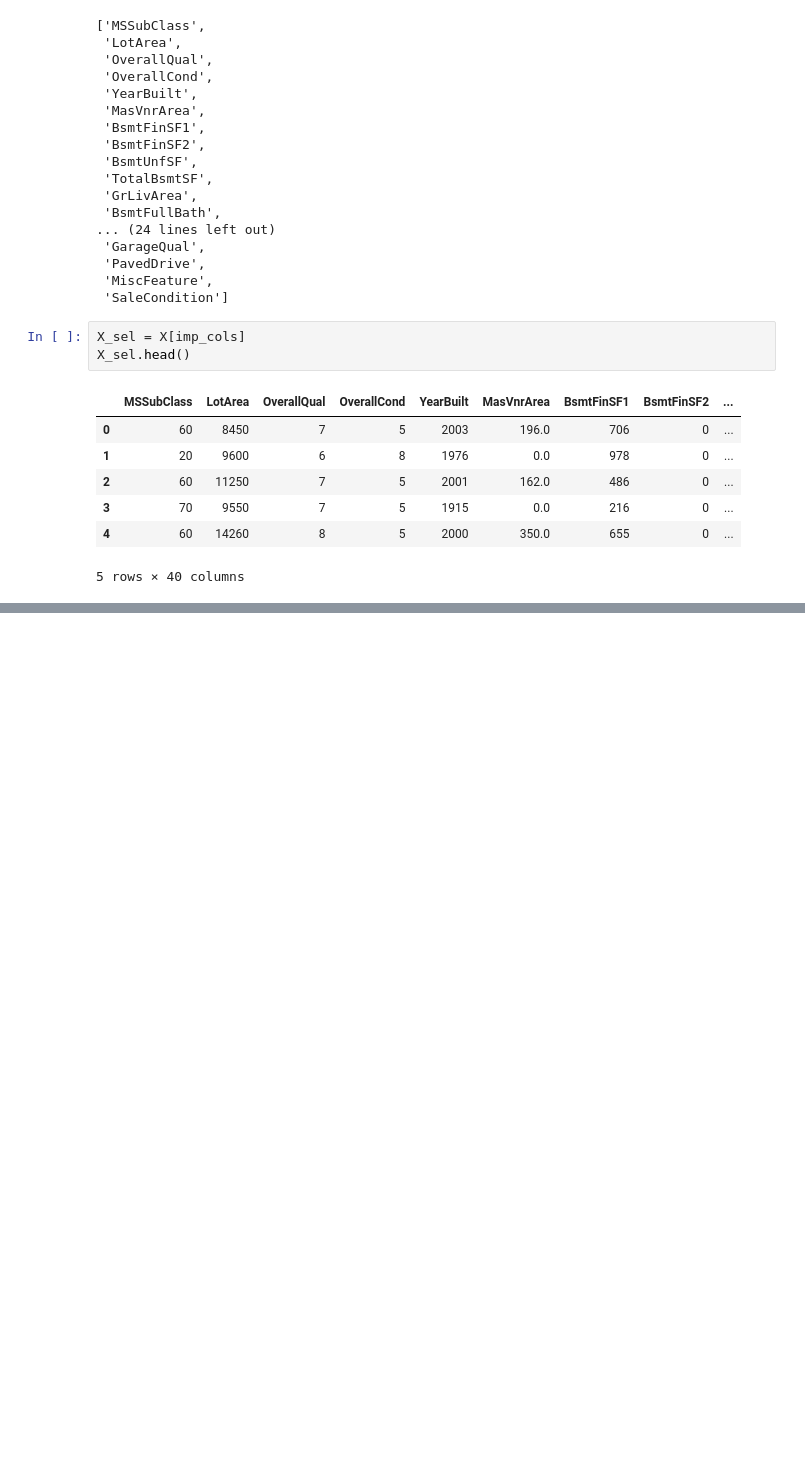
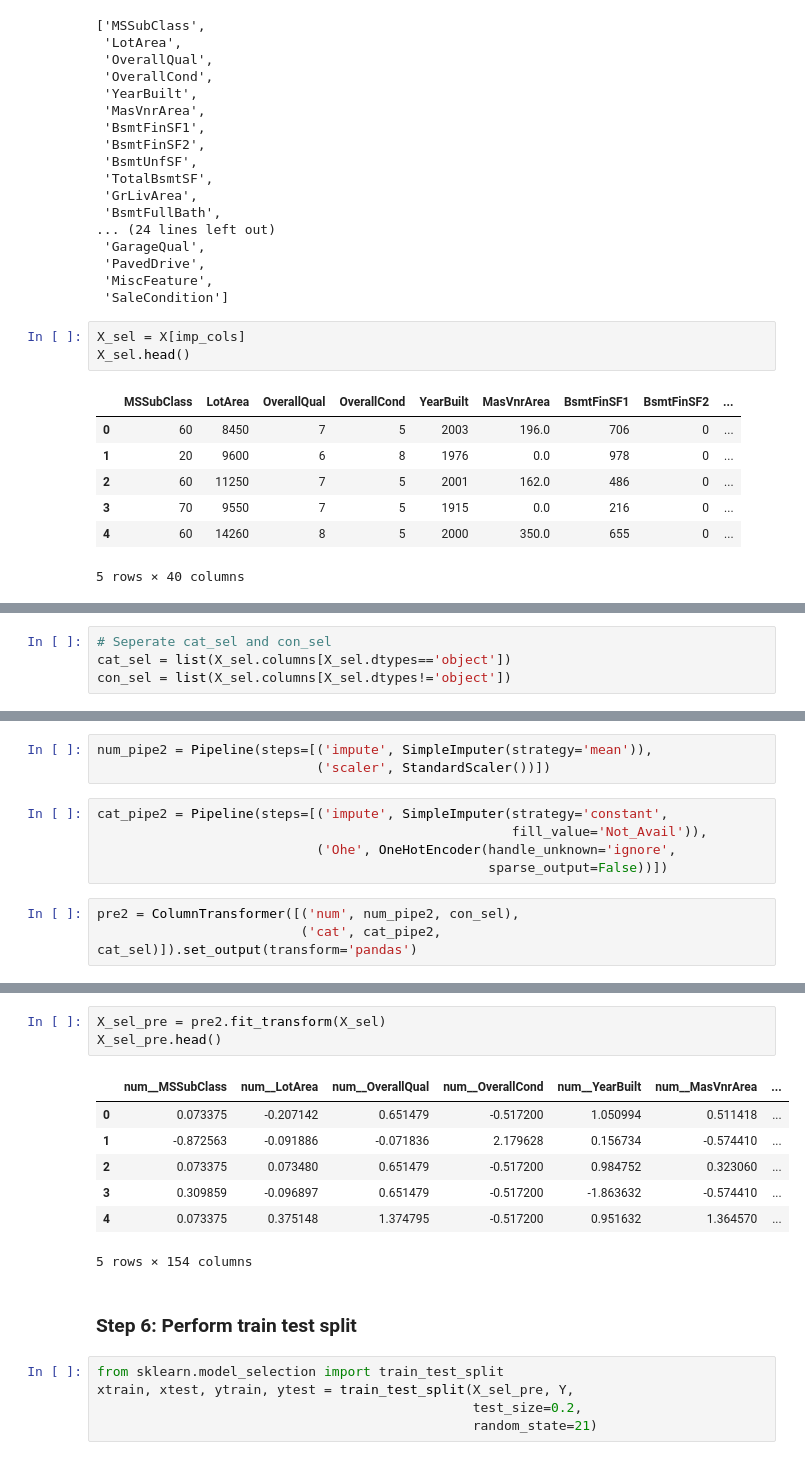
Before and after one commit to utkarshg1/ML_Wakad_6_8pm_30th_Apr, a Jupyter notebook: Regression Project/RegProject.ipynb, the cells around one changed output, grey strips where cells are left out. Saved outputs shown, nothing was run; the diff lists cells and outputs as text; blank space fills up the shorter version.

```diff
--- a/Regression Project/RegProject.ipynb
+++ b/Regression Project/RegProject.ipynb
@@ -262,0 +266,4 @@ X_sel.head()
+# %%
+# Seperate cat_sel and con_sel
+cat_sel = list(X_sel.columns[X_sel.dtypes=='object'])
+con_sel = list(X_sel.columns[X_sel.dtypes!='object'])
@@ -262,0 +272,11 @@ X_sel.head()
+# %%
+num_pipe2 = Pipeline(steps=[('impute', SimpleImputer(strategy='mean')),
+                            ('scaler', StandardScaler())])
+# %%
+cat_pipe2 = Pipeline(steps=[('impute', SimpleImputer(strategy='constant',
+                                                     fill_value='Not_Avail')),
+                            ('Ohe', OneHotEncoder(handle_unknown='ignore',
+                                                  sparse_output=False))])
+# %%
+pre2 = ColumnTransformer([('num', num_pipe2, con_sel),
+                          ('cat', cat_pipe2, cat_sel)]).set_output(transform='pandas')
@@ -262,0 +306,18 @@ X_sel.head()
+# %%
+X_sel_pre = pre2.fit_transform(X_sel)
+X_sel_pre.head()
+# %% [output]
+|  | num__MSSubClass | num__LotArea | num__OverallQual | num__OverallCond | num__YearBuilt | num__MasVnrArea | ... |
+| 0 | 0.073375 | -0.207142 | 0.651479 | -0.517200 | 1.050994 | 0.511418 | ... |
+| 1 | -0.872563 | -0.091886 | -0.071836 | 2.179628 | 0.156734 | -0.574410 | ... |
+| 2 | 0.073375 | 0.073480 | 0.651479 | -0.517200 | 0.984752 | 0.323060 | ... |
+| 3 | 0.309859 | -0.096897 | 0.651479 | -0.517200 | -1.863632 | -0.574410 | ... |
+| 4 | 0.073375 | 0.375148 | 1.374795 | -0.517200 | 0.951632 | 1.364570 | ... |
+5 rows × 154 columns
+# %% [markdown]
+### Step 6: Perform train test split
+# %%
+from sklearn.model_selection import train_test_split
+xtrain, xtest, ytrain, ytest = train_test_split(X_sel_pre, Y,
+                                                test_size=0.2,
+                                                random_state=21)
```
Also changed, not shown: parts of 52 cells of this notebook, 1 other file.
